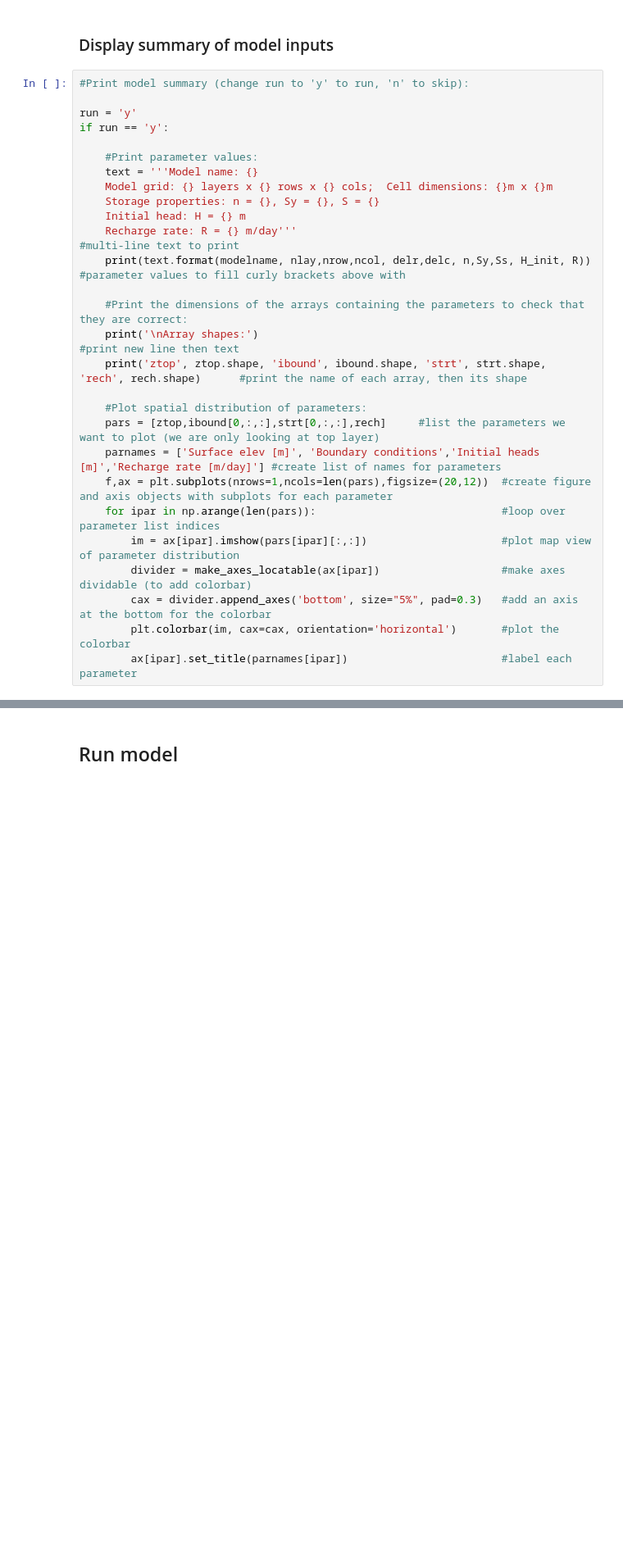
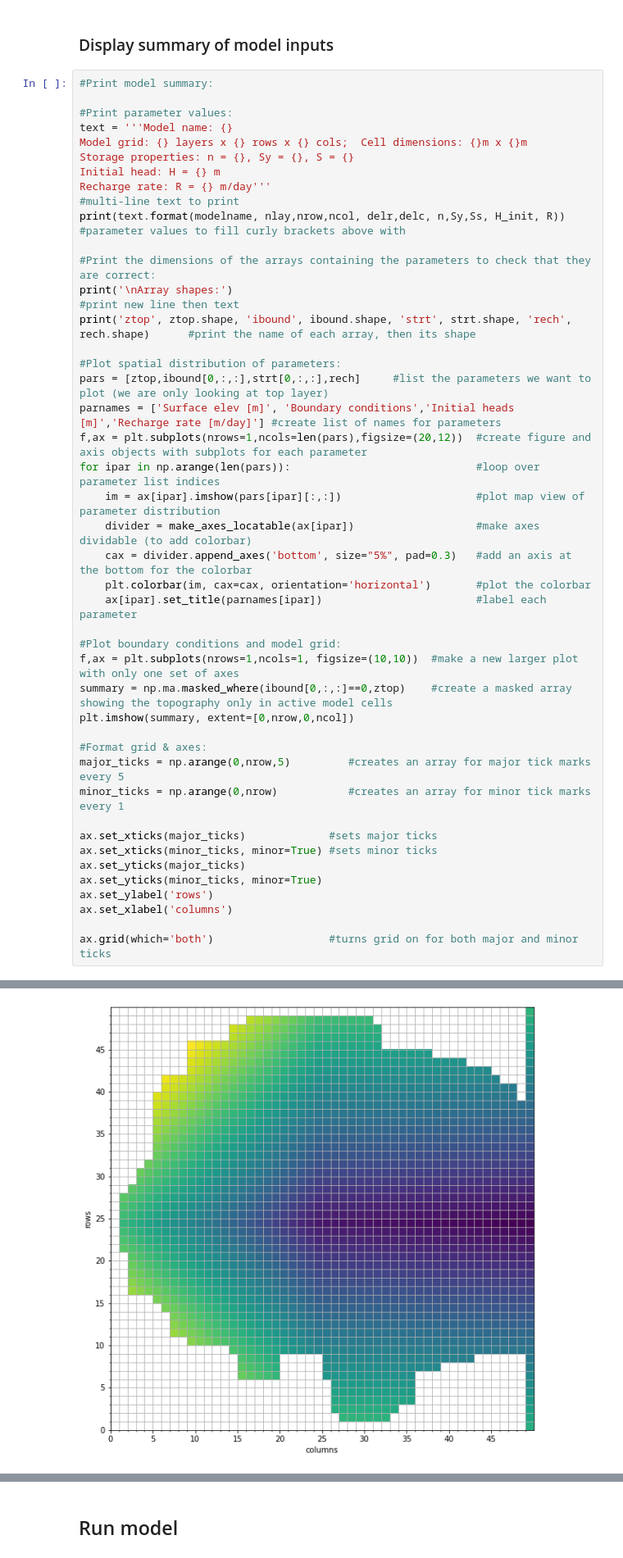
Before and after one commit to cfandel/geol340-w21, a Jupyter notebook: HW1/BASE.ipynb, the cells around one changed output, grey strips where cells are left out. Shown: that part at 82% size. Cells and saved outputs as stored; diff of their text form; blank space fills up the shorter version.

```diff
--- a/HW1/BASE.ipynb
+++ b/HW1/BASE.ipynb
@@ -104,32 +104,47 @@ ipakcb = 53    #unit to save cell-by-cell outputs to
 # %% [markdown]
 ### Display summary of model inputs
 # %%
-#Print model summary (change run to 'y' to run, 'n' to skip):
+#Print model summary:
 
-run = 'y'
-if run == 'y':
+#Print parameter values:
+text = '''Model name: {}
+Model grid: {} layers x {} rows x {} cols;  Cell dimensions: {}m x {}m
+Storage properties: n = {}, Sy = {}, S = {}
+Initial head: H = {} m
+Recharge rate: R = {} m/day'''                                                #multi-line text to print
+print(text.format(modelname, nlay,nrow,ncol, delr,delc, n,Sy,Ss, H_init, R))  #parameter values to fill curly brackets above with
 
-    #Print parameter values:
-    text = '''Model name: {}
-    Model grid: {} layers x {} rows x {} cols;  Cell dimensions: {}m x {}m
-    Storage properties: n = {}, Sy = {}, S = {}
-    Initial head: H = {} m
-    Recharge rate: R = {} m/day'''                                                #multi-line text to print
-    print(text.format(modelname, nlay,nrow,ncol, delr,delc, n,Sy,Ss, H_init, R))  #parameter values to fill curly brackets above with
+#Print the dimensions of the arrays containing the parameters to check that they are correct:
+print('\nArray shapes:')                                                                       #print new line then text
+print('ztop', ztop.shape, 'ibound', ibound.shape, 'strt', strt.shape, 'rech', rech.shape)      #print the name of each array, then its shape
 
-    #Print the dimensions of the arrays containing the parameters to check that they are correct:
-    print('\nArray shapes:')                                                                       #print new line then text
-    print('ztop', ztop.shape, 'ibound', ibound.shape, 'strt', strt.shape, 'rech', rech.shape)      #print the name of each array, then its shape
+#Plot spatial distribution of parameters:
+pars = [ztop,ibound[0,:,:],strt[0,:,:],rech]     #list the parameters we want to plot (we are only looking at top layer)
+parnames = ['Surface elev [m]', 'Boundary conditions','Initial heads [m]','Recharge rate [m/day]'] #create list of names for parameters
+f,ax = plt.subplots(nrows=1,ncols=len(pars),figsize=(20,12))  #create figure and axis objects with subplots for each parameter
+for ipar in np.arange(len(pars)):                             #loop over parameter list indices
+    im = ax[ipar].imshow(pars[ipar][:,:])                     #plot map view of parameter distribution
+    divider = make_axes_locatable(ax[ipar])                   #make axes dividable (to add colorbar)
+    cax = divider.append_axes('bottom', size="5%", pad=0.3)   #add an axis at the bottom for the colorbar
+    plt.colorbar(im, cax=cax, orientation='horizontal')       #plot the colorbar
+    ax[ipar].set_title(parnames[ipar])                        #label each parameter
 
-    #Plot spatial distribution of parameters:
-    pars = [ztop,ibound[0,:,:],strt[0,:,:],rech]     #list the parameters we want to plot (we are only looking at top layer)
-    parnames = ['Surface elev [m]', 'Boundary conditions','Initial heads [m]','Recharge rate [m/day]'] #create list of names for parameters
-    f,ax = plt.subplots(nrows=1,ncols=len(pars),figsize=(20,12))  #create figure and axis objects with subplots for each parameter
-    for ipar in np.arange(len(pars)):                             #loop over parameter list indices
-        im = ax[ipar].imshow(pars[ipar][:,:])                     #plot map view of parameter distribution
-        divider = make_axes_locatable(ax[ipar])                   #make axes dividable (to add colorbar)
-        cax = divider.append_axes('bottom', size="5%", pad=0.3)   #add an axis at the bottom for the colorbar
-        plt.colorbar(im, cax=cax, orientation='horizontal')       #plot the colorbar
-        ax[ipar].set_title(parnames[ipar])                        #label each parameter
+#Plot boundary conditions and model grid:
+f,ax = plt.subplots(nrows=1,ncols=1, figsize=(10,10))  #make a new larger plot with only one set of axes
+summary = np.ma.masked_where(ibound[0,:,:]==0,ztop)    #create a masked array showing the topography only in active model cells
+plt.imshow(summary, extent=[0,nrow,0,ncol])
+
+#Format grid & axes:
+major_ticks = np.arange(0,nrow,5)         #creates an array for major tick marks every 5
+minor_ticks = np.arange(0,nrow)           #creates an array for minor tick marks every 1
+
+ax.set_xticks(major_ticks)             #sets major ticks
+ax.set_xticks(minor_ticks, minor=True) #sets minor ticks
+ax.set_yticks(major_ticks)
+ax.set_yticks(minor_ticks, minor=True)
+ax.set_ylabel('rows')
+ax.set_xlabel('columns')
+
+ax.grid(which='both')                  #turns grid on for both major and minor ticks
 # %% [output]
 Model name: base
@@ -140,4 +155,5 @@ Model name: base
 
 Array shapes:
 ztop (50, 50) ibound (2, 50, 50) strt (2, 50, 50) rech (50, 50)
 [figure]
+[figure, added]
```
Also changed, not shown: parts of 5 cells of this notebook.
